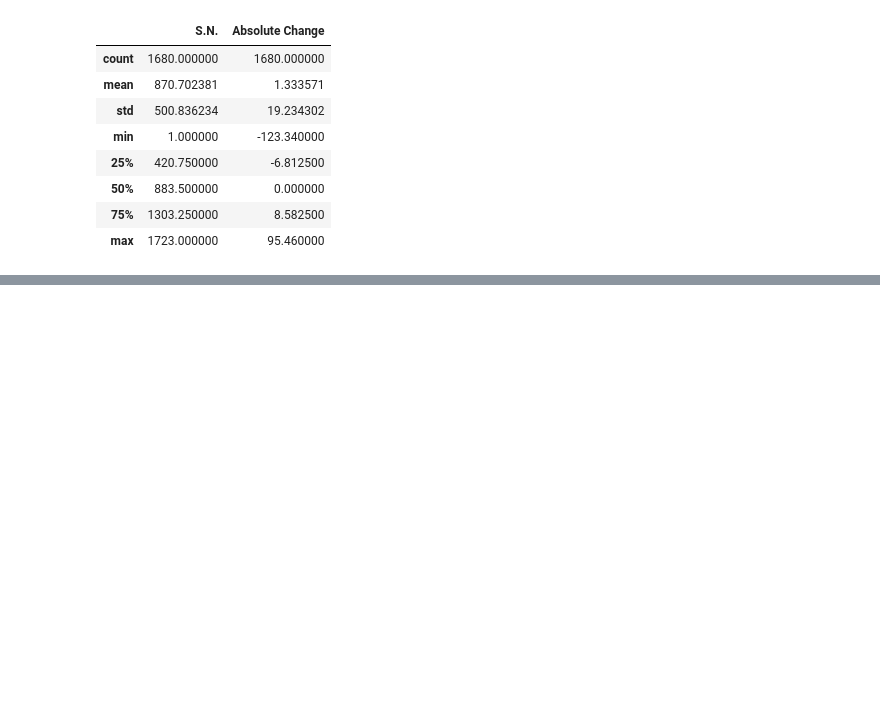
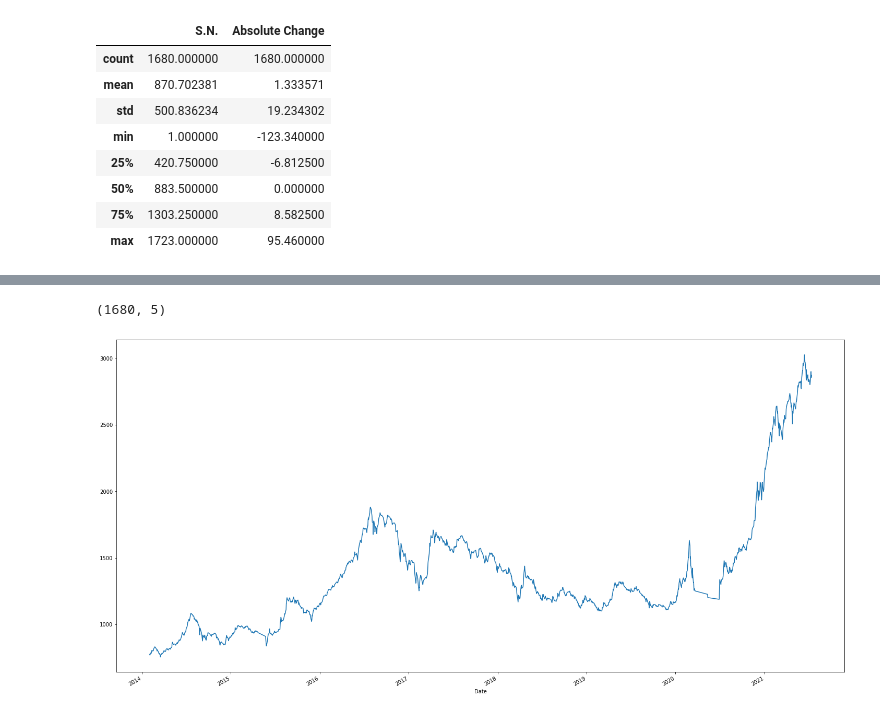
Before and after one commit to Abhinav0057/Data-Analysis, a Jupyter notebook: dataMiningProject.ipynb, the cells around one changed output, grey strips where cells are left out. Saved outputs shown, nothing was run; the diff lists cells and outputs as text; code cells hidden in the pictures; blank space fills up the shorter version.

```diff
--- a/dataMiningProject.ipynb
+++ b/dataMiningProject.ipynb
@@ -161,0 +157,3 @@ print(' resultdf will be our working df ')
+# %%
+resultdf['Index'] = (resultdf['Index'].str.split()).apply(lambda x: float(x[0].replace(',', '')))
+print(' resultdf will be our working df ')
@@ -161,0 +162,4 @@ print(' resultdf will be our working df ')
+# %%
+
+resultdf['Index']=resultdf['Index'].astype(float)
+resultdf.describe()
@@ -161,0 +176,9 @@ print(' resultdf will be our working df ')
+# %%
+resultdf.set_index("Date", drop=False, inplace=True)
+df=resultdf
+
+
+
+
+#df.pop('Percentage Change')
+df
@@ -161,0 +200,6 @@ print(' resultdf will be our working df ')
+# %%
+df.Index.plot(figsize=(25, 13))
+df.shape
+# %% [output]
+(1680, 5)
+[figure, added]
```
Also changed, not shown: parts of 14 cells of this notebook.
